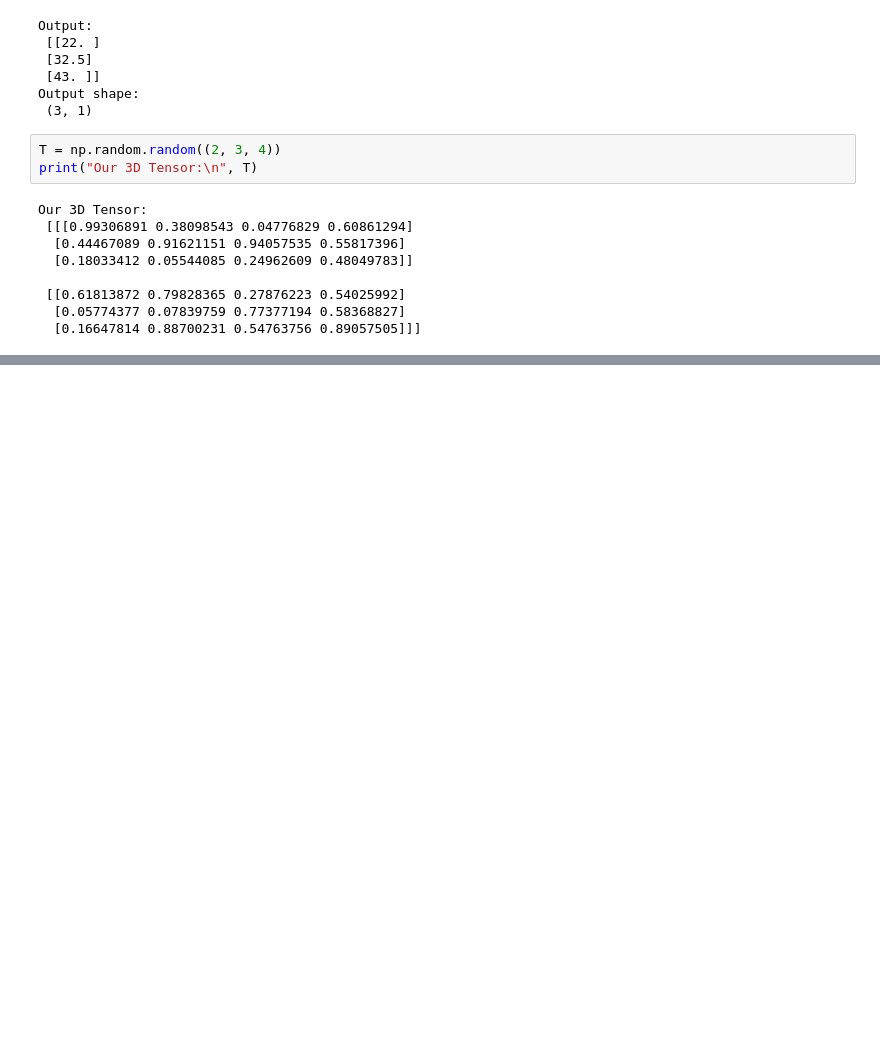
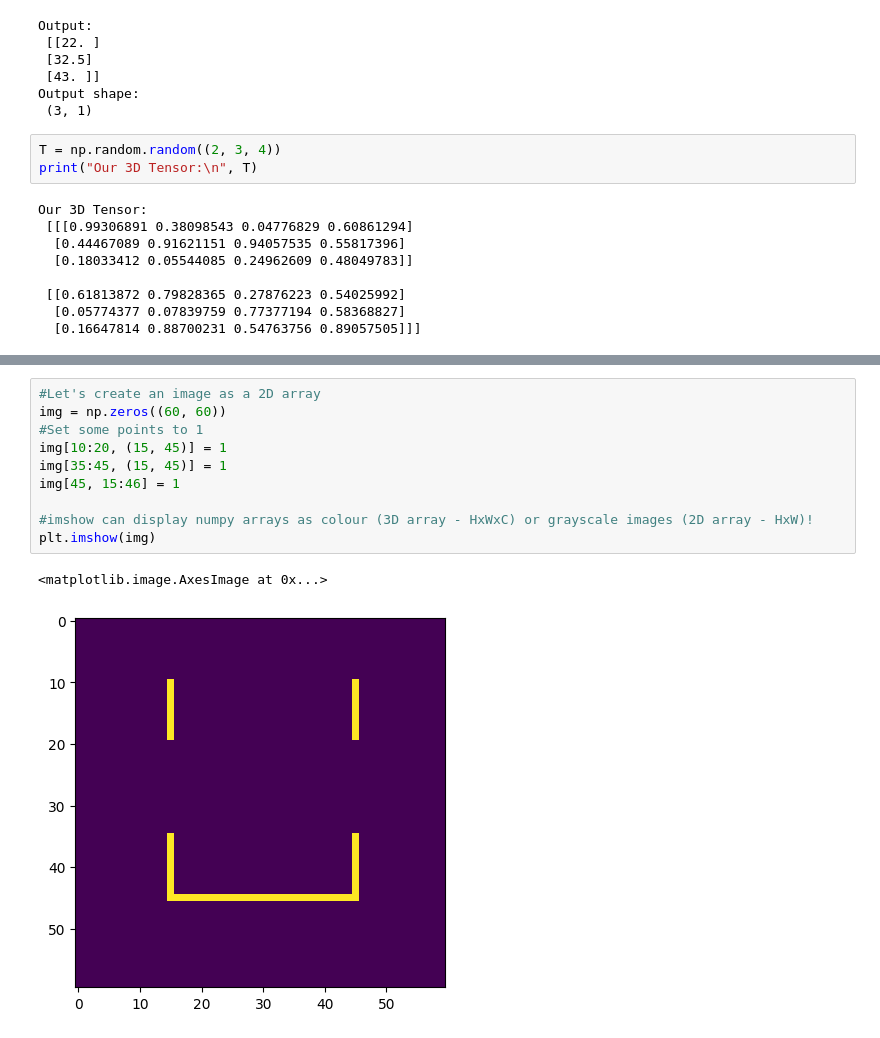
Before and after one commit to karthikponna/pytorch_from_scratch, a Jupyter notebook: python_exercise.ipynb, the cells around one changed output, grey strips where cells are left out. Cells and saved outputs as stored; diff of their text form; blank space fills up the shorter version.

```diff
--- a/python_exercise.ipynb
+++ b/python_exercise.ipynb
@@ -204,0 +307,13 @@ Our 3D Tensor:
+# %%
+#Let's create an image as a 2D array
+img = np.zeros((60, 60))
+#Set some points to 1
+img[10:20, (15, 45)] = 1
+img[35:45, (15, 45)] = 1
+img[45, 15:46] = 1
+
+#imshow can display numpy arrays as colour (3D array - HxWxC) or grayscale images (2D array - HxW)!
+plt.imshow(img)
+# %% [output]
+<matplotlib.image.AxesImage at 0x...>
+[figure, added]
```
Also changed, not shown: parts of 14 cells of this notebook, 3 other files.
